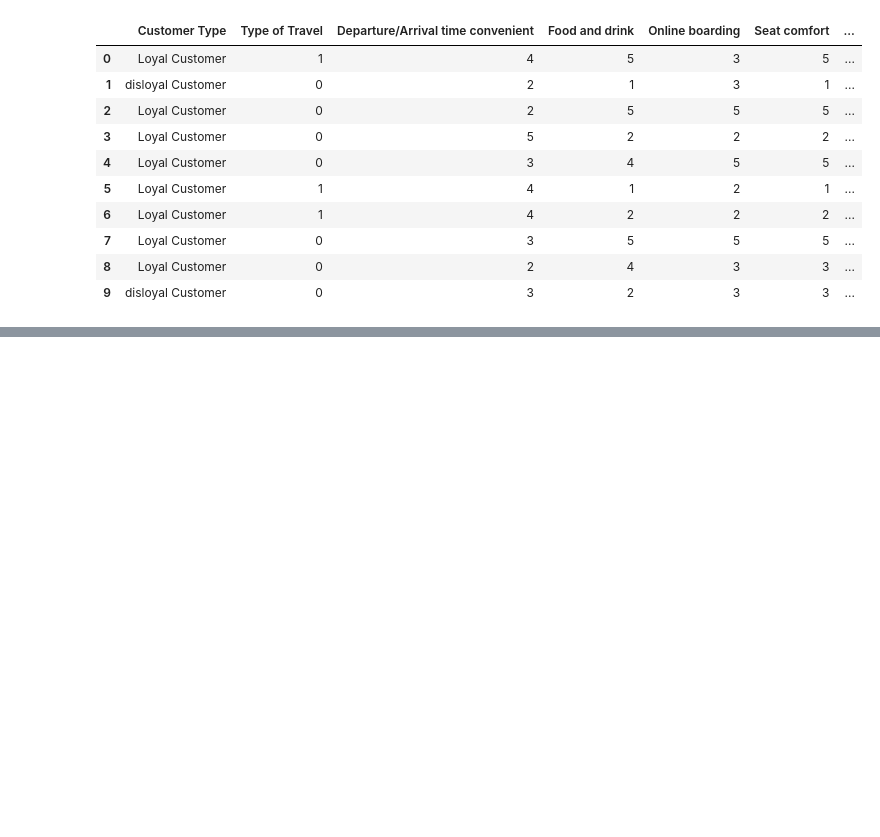
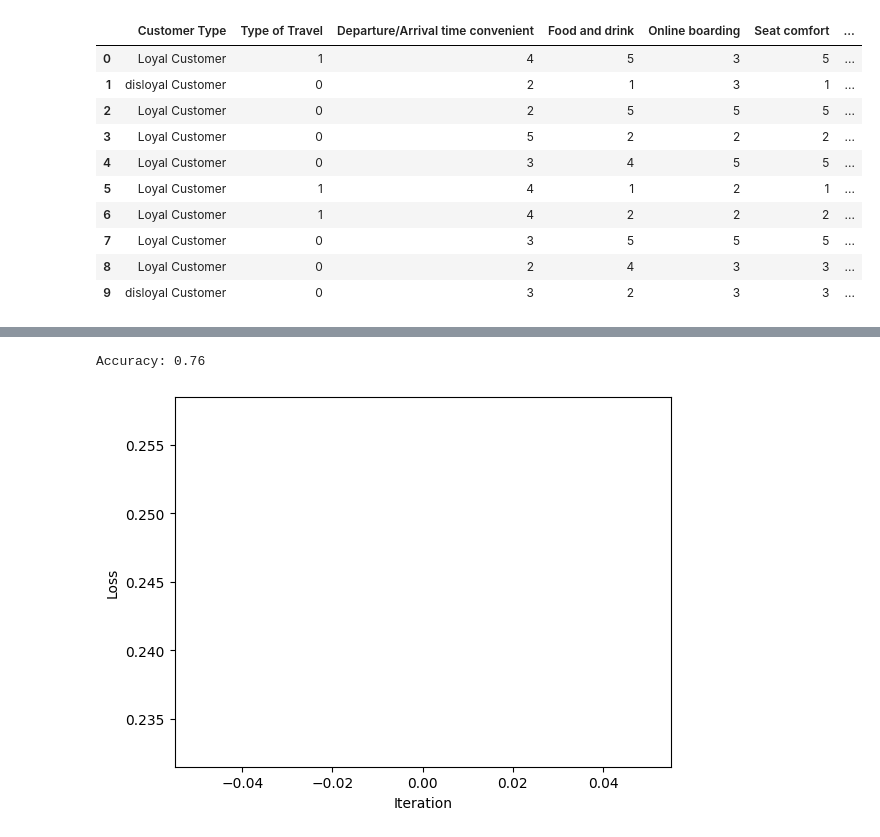
Before and after one commit to HosseinEn/flight-satisfaction-data-analysis, a Jupyter notebook: project_student_data.ipynb, the cells around one changed output, grey strips where cells are left out. Saved outputs shown, nothing was run; the diff lists cells and outputs as text; code cells hidden in the pictures; blank space fills up the shorter version.

```diff
--- a/project_student_data.ipynb
+++ b/project_student_data.ipynb
@@ -352,0 +305,42 @@ Accuracy: 0.78
+# %%
+
+# Random 2000 rows from the dataframe
+sample = df.sample(2000)
+
+Y_train = sample['satisfaction'].to_numpy()[:1600].reshape(1, -1)
+Y_test = sample['satisfaction'].to_numpy()[1600:].reshape(1, -1)
+
+sample.drop(columns=['satisfaction'], inplace=True)
+
+X = sample.to_numpy()
+
+# Split it to 1600 training examples and 400 test examples
+X_train = X[:1600].T
+X_test = X[1600:].T
+
+
+
+input_size = X_train.shape[0]
+hidden_size = 64
+output_size = 2
+learning_rate = 0.1
+iterations = 1000
+
+net = NeuralNetwork(input_size, hidden_size, output_size)
+net.train(X_train, Y_train, learning_rate, iterations)
+
+
+Y_pred = net.predict(X_test)
+
+
+accuracy = net.accuracy(Y_pred, Y_test)
+print(f"Accuracy: {accuracy:.2f}")
+
+
+net.plot_loss(net.loss(Y_test, Y_pred))
+
+result = pd.DataFrame({'Y_test': Y_test[0], 'Y_pred': Y_pred[0]})
+result.to_csv('result.csv', index=False)
+# %% [output]
+Accuracy: 0.76
+[figure, added]
```
Also changed, not shown: parts of 4 cells of this notebook, 1 other file.
